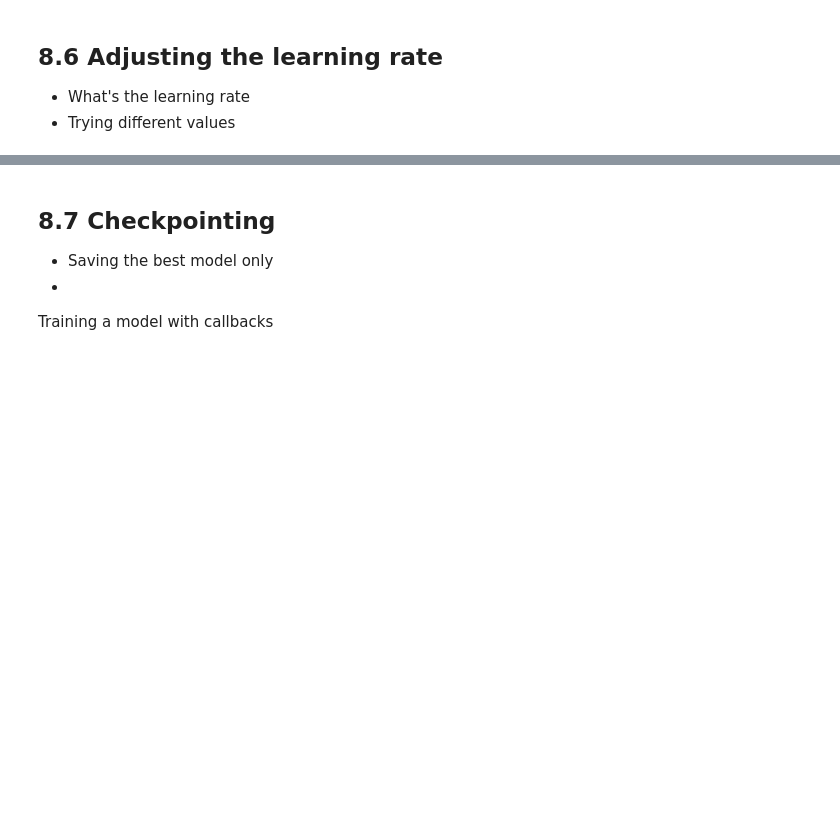
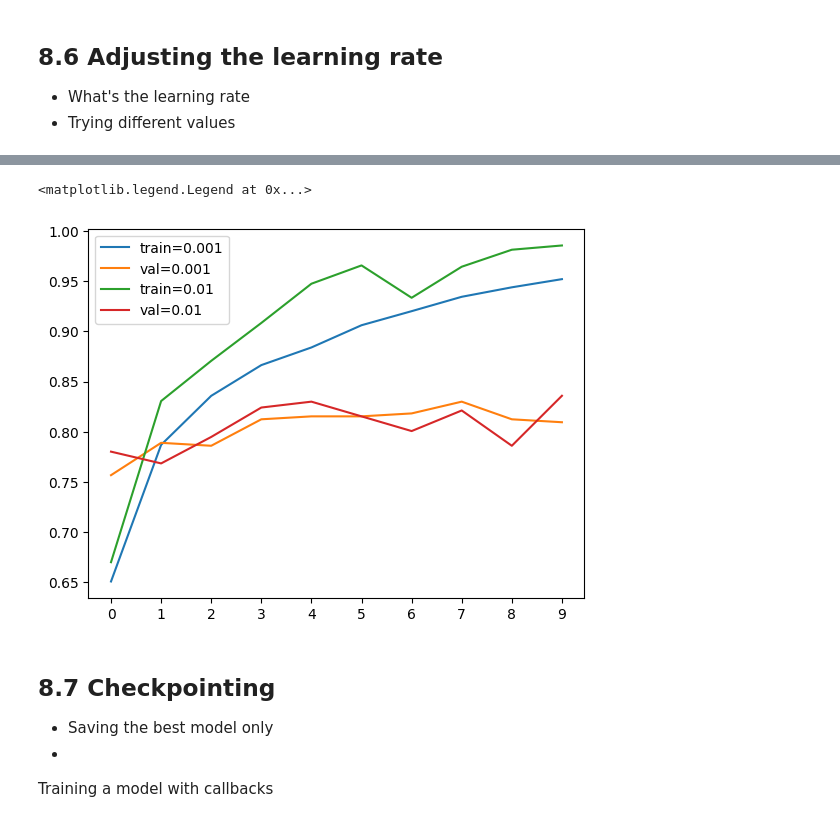
Before and after one commit to Naga-Manohar-Y/ML_ZoomCamp, a Jupyter notebook: 06_Deep_Learning/Fashion_Classification_with_DL.ipynb, the cells around one changed output, grey strips where cells are left out. Saved outputs shown, nothing was run; the diff lists cells and outputs as text; code cells hidden in the pictures; blank space fills up the shorter version.

Commit message:
Deep learning for clothing classification.

```diff
--- a/06_Deep_Learning/Fashion_Classification_with_DL.ipynb
+++ b/06_Deep_Learning/Fashion_Classification_with_DL.ipynb
@@ -235,14 +238,14 @@ def make_model(learning_rate=0.01):
 
     return model
 # %%
-# scores = {}
+scores = {}
 
-# for lr in [0.0001, 0.001, 0.01, 0.1]:
-#     print(lr)
+for lr in [0.0001, 0.001, 0.01, 0.1]:
+    print(lr)
 
-#     model = make_model(learning_rate=lr)
-#     history = model.fit(train_ds, epochs=10, validation_data=val_ds)
-#     scores[lr] = history.history
+    model = make_model(learning_rate=lr)
+    history = model.fit(train_ds, epochs=10, validation_data=val_ds)
+    scores[lr] = history.history
 
-#     print()
-#     print()
+    print()
+    print()
@@ -249,12 +270,15 @@ def make_model(learning_rate=0.01):
 # %%
-del scores[0.1]
-del scores[0.0001]
+# del scores[0.1]
+# del scores[0.0001]
 for lr, hist in scores.items():
-    #plt.plot(hist['accuracy'], label=('train=%s' % lr))
+    plt.plot(hist['accuracy'], label=('train=%s' % lr))
     plt.plot(hist['val_accuracy'], label=('val=%s' % lr))
 
 plt.xticks(np.arange(10))
 plt.legend()
+# %% [output]
+<matplotlib.legend.Legend at 0x...>
+[figure, added]
 # %% [markdown]
 ## 8.7 Checkpointing
 - Saving the best model only
```
Also changed, not shown: parts of 47 cells of this notebook.
